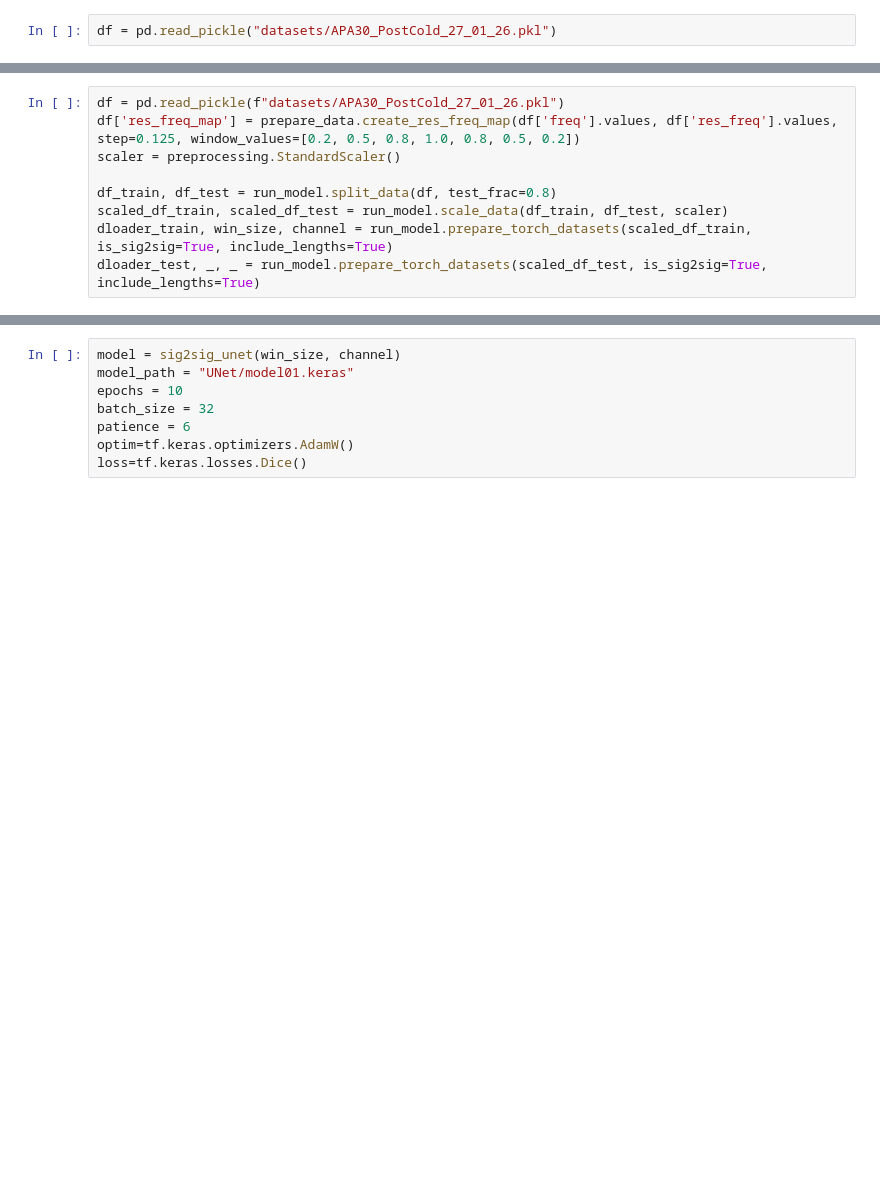
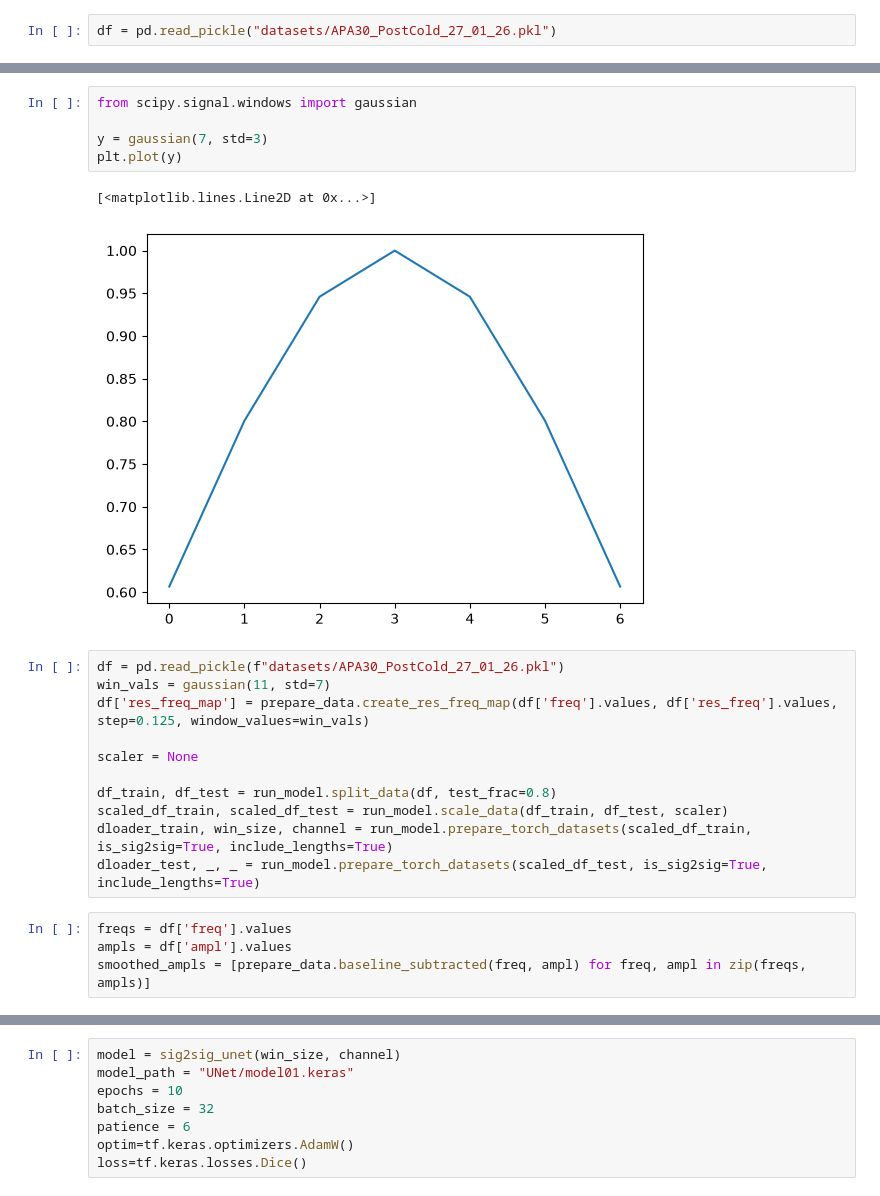
Before and after one commit to SiemBerhane/preliminary-dwa-ml, a Jupyter notebook: initial-data-cleaning/testing.ipynb, the cells around one changed output, grey strips where cells are left out. Cells and saved outputs as stored; diff of their text form; blank space fills up the shorter version.

```diff
--- a/initial-data-cleaning/testing.ipynb
+++ b/initial-data-cleaning/testing.ipynb
@@ -46,9 +49,23 @@ plt.show()
+# %%
+from scipy.signal.windows import gaussian
+
+y = gaussian(7, std=3)
+plt.plot(y)
+# %% [output]
+[<matplotlib.lines.Line2D at 0x...>]
+[figure, added]
 # %%
 df = pd.read_pickle(f"datasets/APA30_PostCold_27_01_26.pkl")
-df['res_freq_map'] = prepare_data.create_res_freq_map(df['freq'].values, df['res_freq'].values, step=0.125, window_values=[0.2, 0.5, 0.8, 1.0, 0.8, 0.5, 0.2])
-scaler = preprocessing.StandardScaler()
+win_vals = gaussian(11, std=7)
+df['res_freq_map'] = prepare_data.create_res_freq_map(df['freq'].values, df['res_freq'].values, step=0.125, window_values=win_vals)
+
+scaler = None
 
 df_train, df_test = run_model.split_data(df, test_frac=0.8)
 scaled_df_train, scaled_df_test = run_model.scale_data(df_train, df_test, scaler)
 dloader_train, win_size, channel = run_model.prepare_torch_datasets(scaled_df_train, is_sig2sig=True, include_lengths=True)
 dloader_test, _, _ = run_model.prepare_torch_datasets(scaled_df_test, is_sig2sig=True, include_lengths=True)
+# %%
+freqs = df['freq'].values
+ampls = df['ampl'].values
+smoothed_ampls = [prepare_data.baseline_subtracted(freq, ampl) for freq, ampl in zip(freqs, ampls)]
```
Also changed, not shown: parts of 4 cells of this notebook, 2 other files.
